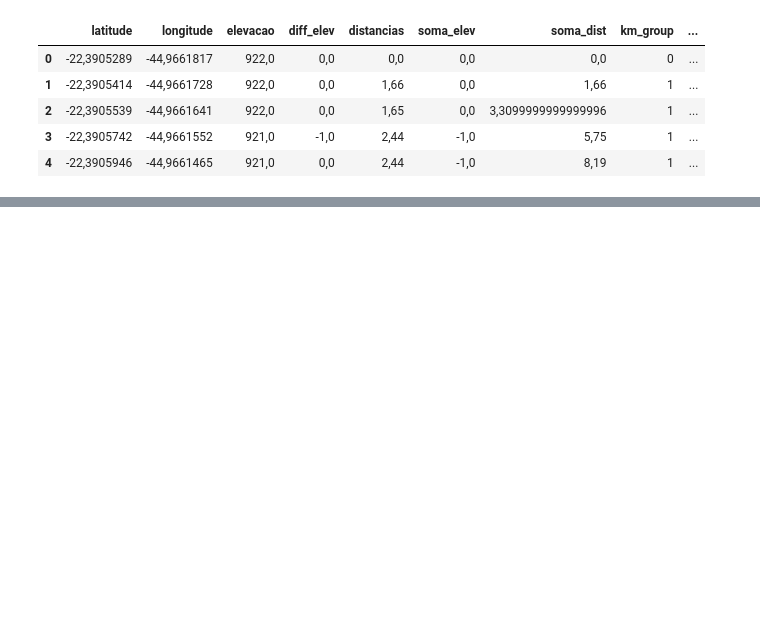
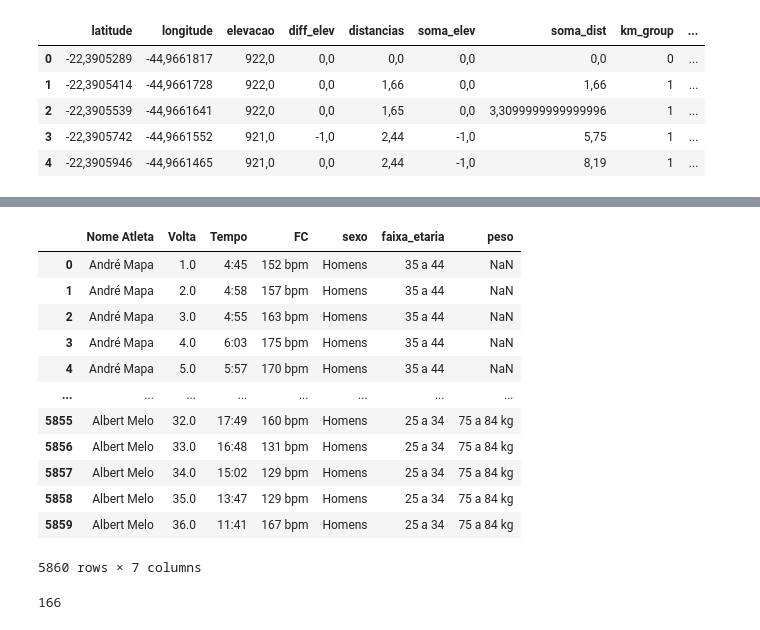
Before and after one commit to joaomts/-strava_analytics, a Jupyter notebook: analises_corredores.ipynb, the cells around one changed output, grey strips where cells are left out. Drawn from its saved outputs; the diff is of its cells as text; code cells hidden in the pictures; blank space fills up the shorter version.

```diff
--- a/analises_corredores.ipynb
+++ b/analises_corredores.ipynb
@@ -31,0 +52,3 @@ df_grouped.head()
+# %%
+df_atletas_2023 = pd.read_csv("final_completo_dados_2023_FINAL_SEM_ERRO.csv", sep=',')
+df_atletas_2023.head()
@@ -31,0 +62,3 @@ df_grouped.head()
+# %%
+df_atletas_2023_selecionado = df_atletas_2023[['Nome Atleta', 'Volta', 'Tempo', 'FC', 'sexo', 'faixa_etaria', 'peso']]
+df_atletas_2023_selecionado.head()
@@ -31,0 +72,3 @@ df_grouped.head()
+# %%
+df_atletas_2022 = pd.read_csv("final_completo_dados_2022_P1.csv", sep=',')
+df_atletas_2022.head()
@@ -31,0 +82,3 @@ df_grouped.head()
+# %%
+df_atletas_2022_selecionado = df_atletas_2022[['Nome Atleta', 'Volta', 'Tempo', 'FC', 'sexo', 'faixa_etaria', 'peso']]
+df_atletas_2022_selecionado.head()
@@ -31,0 +92,21 @@ df_grouped.head()
+# %%
+df_atletas_concat = pd.concat([df_atletas_2023_selecionado, df_atletas_2022_selecionado], ignore_index=True)
+df_atletas_concat
+# %% [output]
+|  | Nome Atleta | Volta | Tempo | FC | sexo | faixa_etaria | peso |
+| 0 | André Mapa | 1.0 | 4:45 | 152 bpm | Homens | 35 a 44 | NaN |
+| 1 | André Mapa | 2.0 | 4:58 | 157 bpm | Homens | 35 a 44 | NaN |
+| 2 | André Mapa | 3.0 | 4:55 | 163 bpm | Homens | 35 a 44 | NaN |
+| 3 | André Mapa | 4.0 | 6:03 | 175 bpm | Homens | 35 a 44 | NaN |
+| 4 | André Mapa | 5.0 | 5:57 | 170 bpm | Homens | 35 a 44 | NaN |
+| ... | ... | ... | ... | ... | ... | ... | ... |
+| 5855 | Albert Melo | 32.0 | 17:49 | 160 bpm | Homens | 25 a 34 | 75 a 84 kg |
+| 5856 | Albert Melo | 33.0 | 16:48 | 131 bpm | Homens | 25 a 34 | 75 a 84 kg |
+| 5857 | Albert Melo | 34.0 | 15:02 | 129 bpm | Homens | 25 a 34 | 75 a 84 kg |
+| 5858 | Albert Melo | 35.0 | 13:47 | 129 bpm | Homens | 25 a 34 | 75 a 84 kg |
+| 5859 | Albert Melo | 36.0 | 11:41 | 167 bpm | Homens | 25 a 34 | 75 a 84 kg |
+5860 rows × 7 columns
+# %%
+df_atletas_concat['Nome Atleta'].nunique()
+# %% [output]
+166
```
Also changed, not shown: parts of 11 cells of this notebook, 2 other files.
